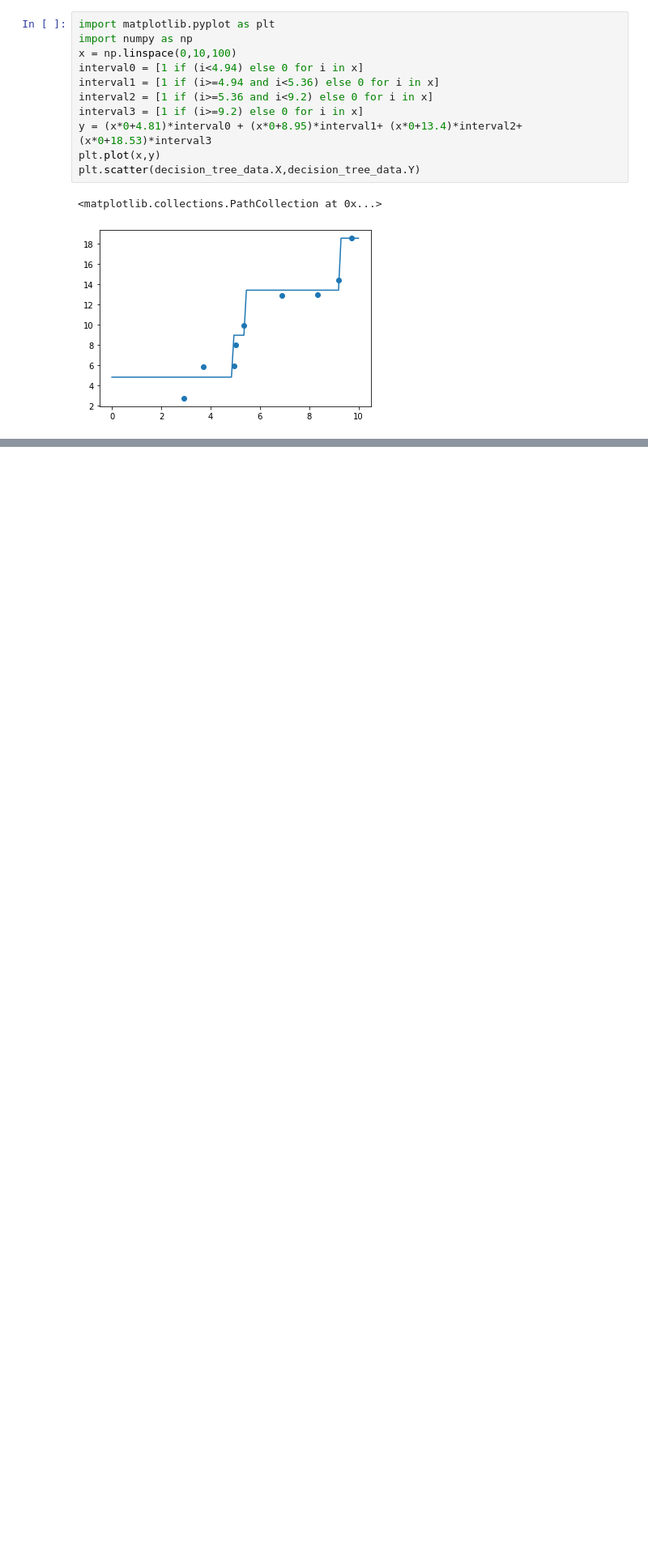
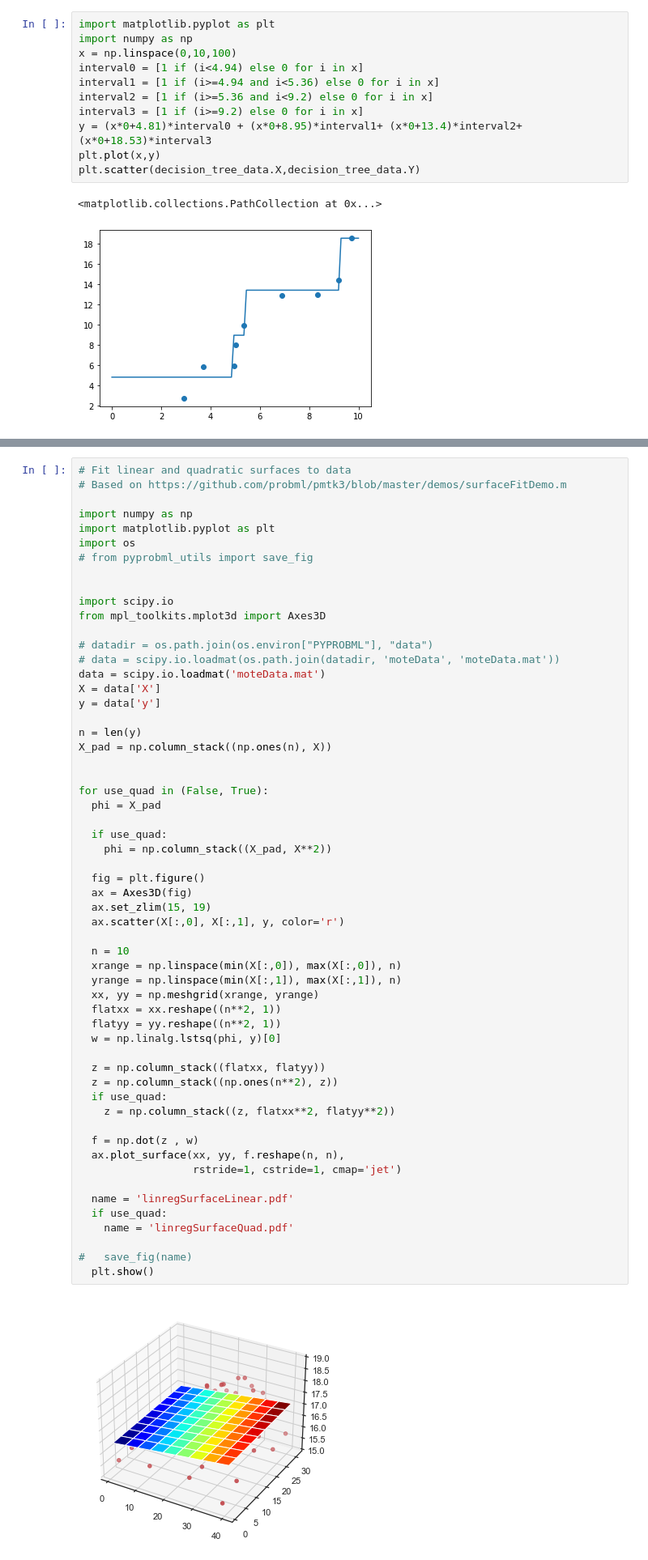
Before and after one commit to EasecureLab/zhengqi_predict, a Jupyter notebook: test.ipynb, the cells around one changed output, grey strips where cells are left out. Shown at 81% size. Saved outputs shown, nothing was run; the diff lists cells and outputs as text; blank space fills up the shorter version.

```diff
--- a/test.ipynb
+++ b/test.ipynb
@@ -256,0 +480,59 @@ plt.scatter(decision_tree_data.X,decision_tree_data.Y)
+# %%
+# Fit linear and quadratic surfaces to data
+# Based on https://github.com/probml/pmtk3/blob/master/demos/surfaceFitDemo.m
+
+import numpy as np
+import matplotlib.pyplot as plt
+import os
+# from pyprobml_utils import save_fig
+
+
+import scipy.io
+from mpl_toolkits.mplot3d import Axes3D
+
+# datadir = os.path.join(os.environ["PYPROBML"], "data")
+# data = scipy.io.loadmat(os.path.join(datadir, 'moteData', 'moteData.mat'))
+data = scipy.io.loadmat('moteData.mat')
+X = data['X']
+y = data['y']
+
+n = len(y)
+X_pad = np.column_stack((np.ones(n), X))
+
+
+for use_quad in (False, True):
+  phi = X_pad
+
+  if use_quad:
+    phi = np.column_stack((X_pad, X**2))
+
+  fig = plt.figure()
+  ax = Axes3D(fig)
+  ax.set_zlim(15, 19)
+  ax.scatter(X[:,0], X[:,1], y, color='r')
+
+  n = 10
+  xrange = np.linspace(min(X[:,0]), max(X[:,0]), n)
+  yrange = np.linspace(min(X[:,1]), max(X[:,1]), n)
+  xx, yy = np.meshgrid(xrange, yrange)
+  flatxx = xx.reshape((n**2, 1))
+  flatyy = yy.reshape((n**2, 1))
+  w = np.linalg.lstsq(phi, y)[0]
+
+  z = np.column_stack((flatxx, flatyy))
+  z = np.column_stack((np.ones(n**2), z))
+  if use_quad:
+    z = np.column_stack((z, flatxx**2, flatyy**2))
+
+  f = np.dot(z , w)
+  ax.plot_surface(xx, yy, f.reshape(n, n),
+                  rstride=1, cstride=1, cmap='jet')
+
+  name = 'linregSurfaceLinear.pdf'
+  if use_quad:
+    name = 'linregSurfaceQuad.pdf'
+
+#   save_fig(name)
+  plt.show()
+# %% [output]
+[figure, added]
```
Also changed, not shown: parts of 8 cells of this notebook, 7 other files.
